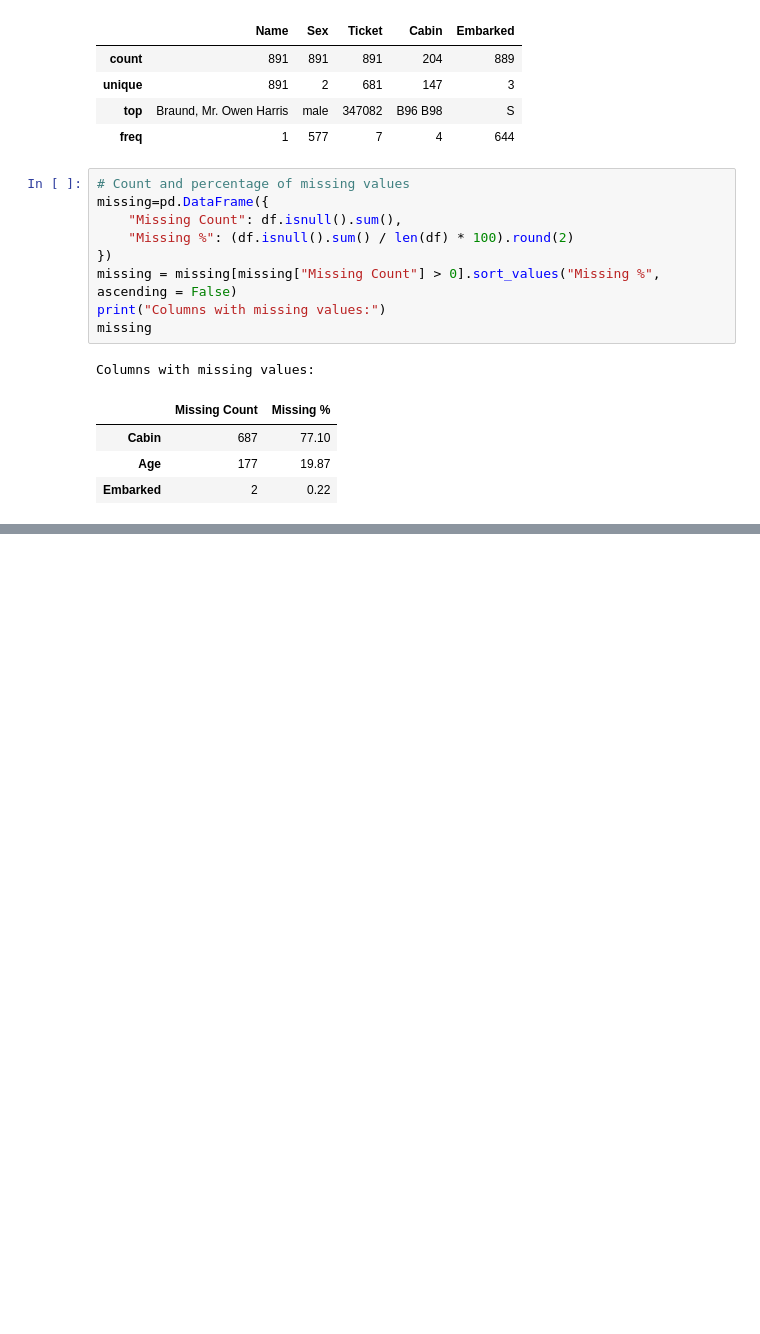
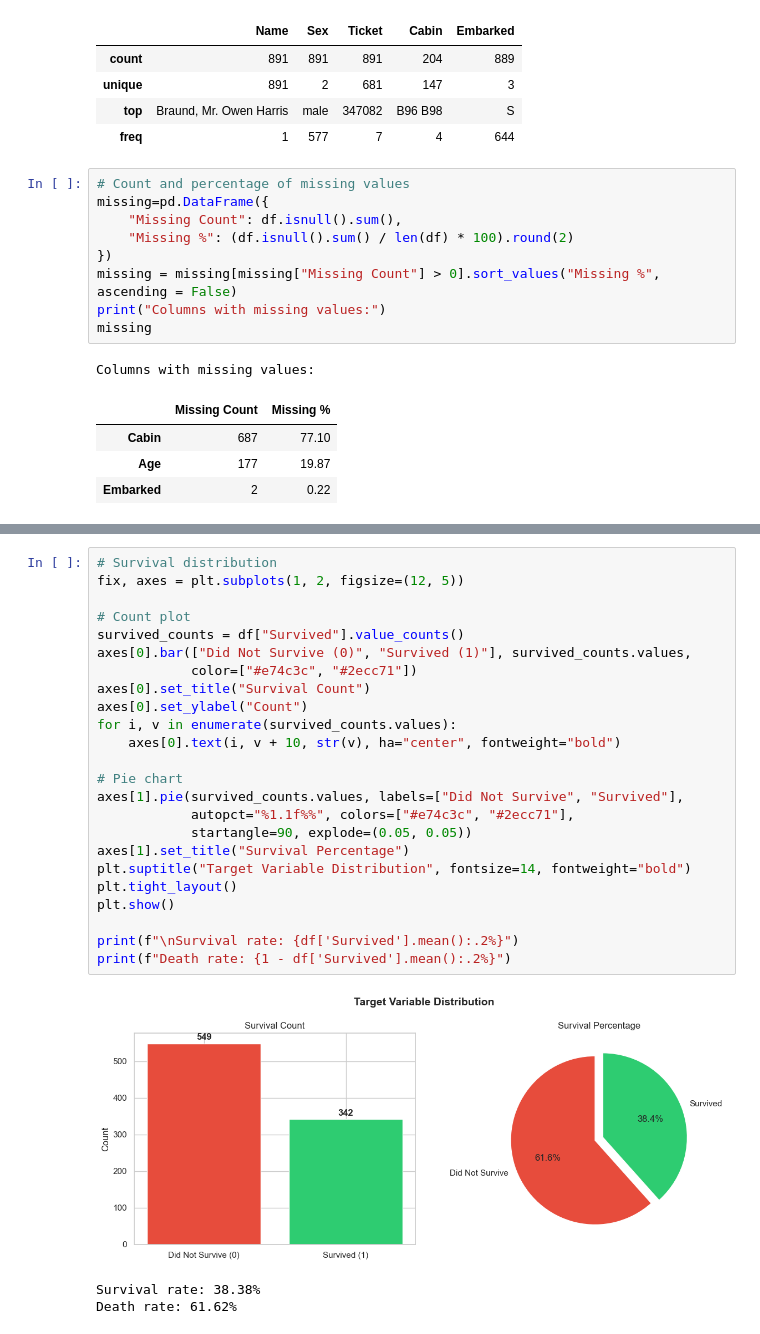
Before and after one commit to gabbi123/Data-Science-Projects, a Jupyter notebook: Titanic Survival Prediction/01_eda.ipynb, the cells around one changed output, grey strips where cells are left out. Cells and saved outputs as stored; diff of their text form; blank space fills up the shorter version.

```diff
--- a/Titanic Survival Prediction/01_eda.ipynb
+++ b/Titanic Survival Prediction/01_eda.ipynb
@@ -111,0 +124,28 @@ Columns with missing values:
+# %%
+# Survival distribution
+fix, axes = plt.subplots(1, 2, figsize=(12, 5))
+
+# Count plot
+survived_counts = df["Survived"].value_counts()
+axes[0].bar(["Did Not Survive (0)", "Survived (1)"], survived_counts.values,
+            color=["#e74c3c", "#2ecc71"])
+axes[0].set_title("Survival Count")
+axes[0].set_ylabel("Count")
+for i, v in enumerate(survived_counts.values):
+    axes[0].text(i, v + 10, str(v), ha="center", fontweight="bold")
+
+# Pie chart
+axes[1].pie(survived_counts.values, labels=["Did Not Survive", "Survived"],
+            autopct="%1.1f%%", colors=["#e74c3c", "#2ecc71"],
+            startangle=90, explode=(0.05, 0.05))
+axes[1].set_title("Survival Percentage")
+plt.suptitle("Target Variable Distribution", fontsize=14, fontweight="bold")
+plt.tight_layout()
+plt.show()
+
+print(f"\nSurvival rate: {df['Survived'].mean():.2%}")
+print(f"Death rate: {1 - df['Survived'].mean():.2%}")
+# %% [output]
+[figure, added]
+Survival rate: 38.38%
+Death rate: 61.62%
```
Also changed, not shown: parts of 8 cells of this notebook.
